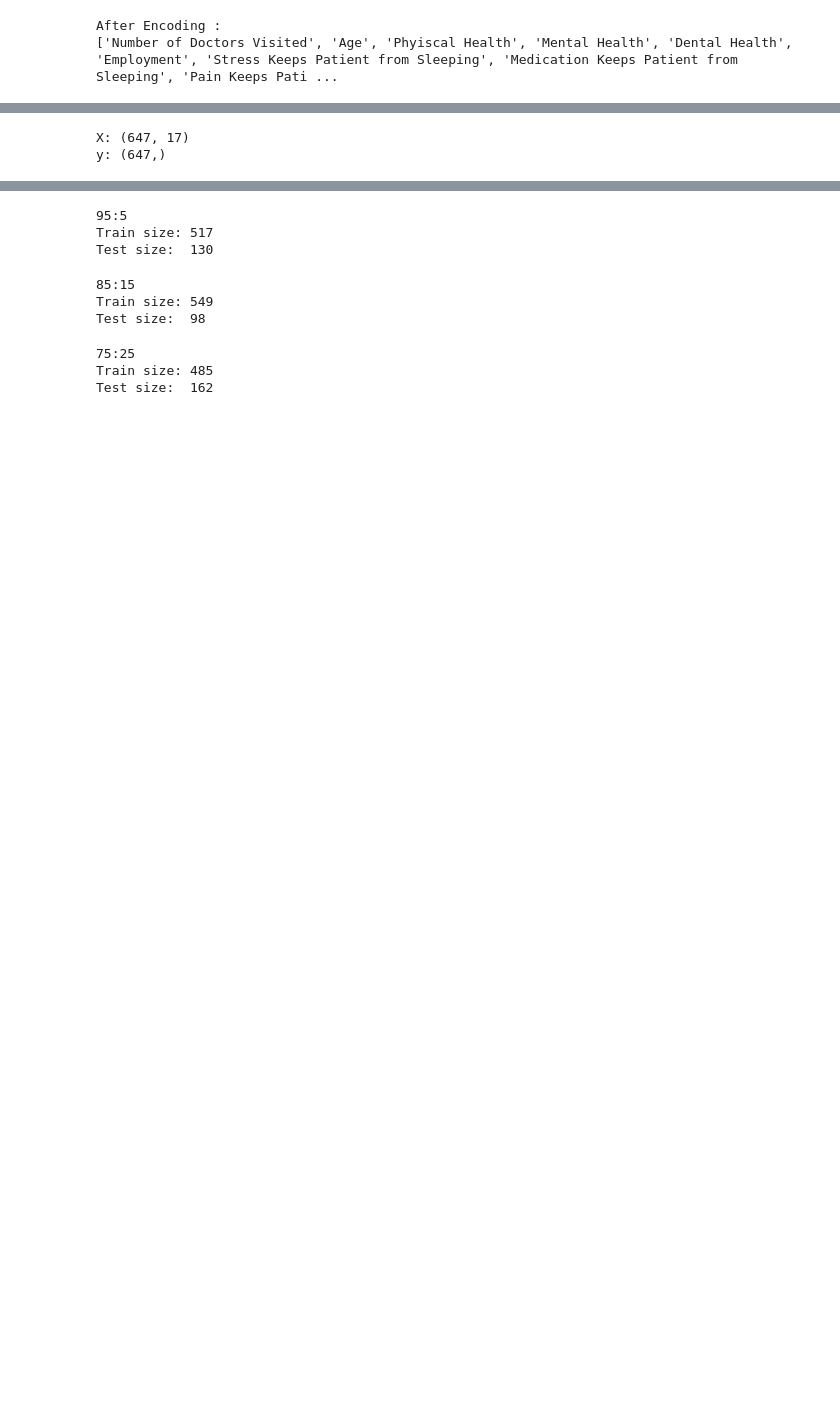
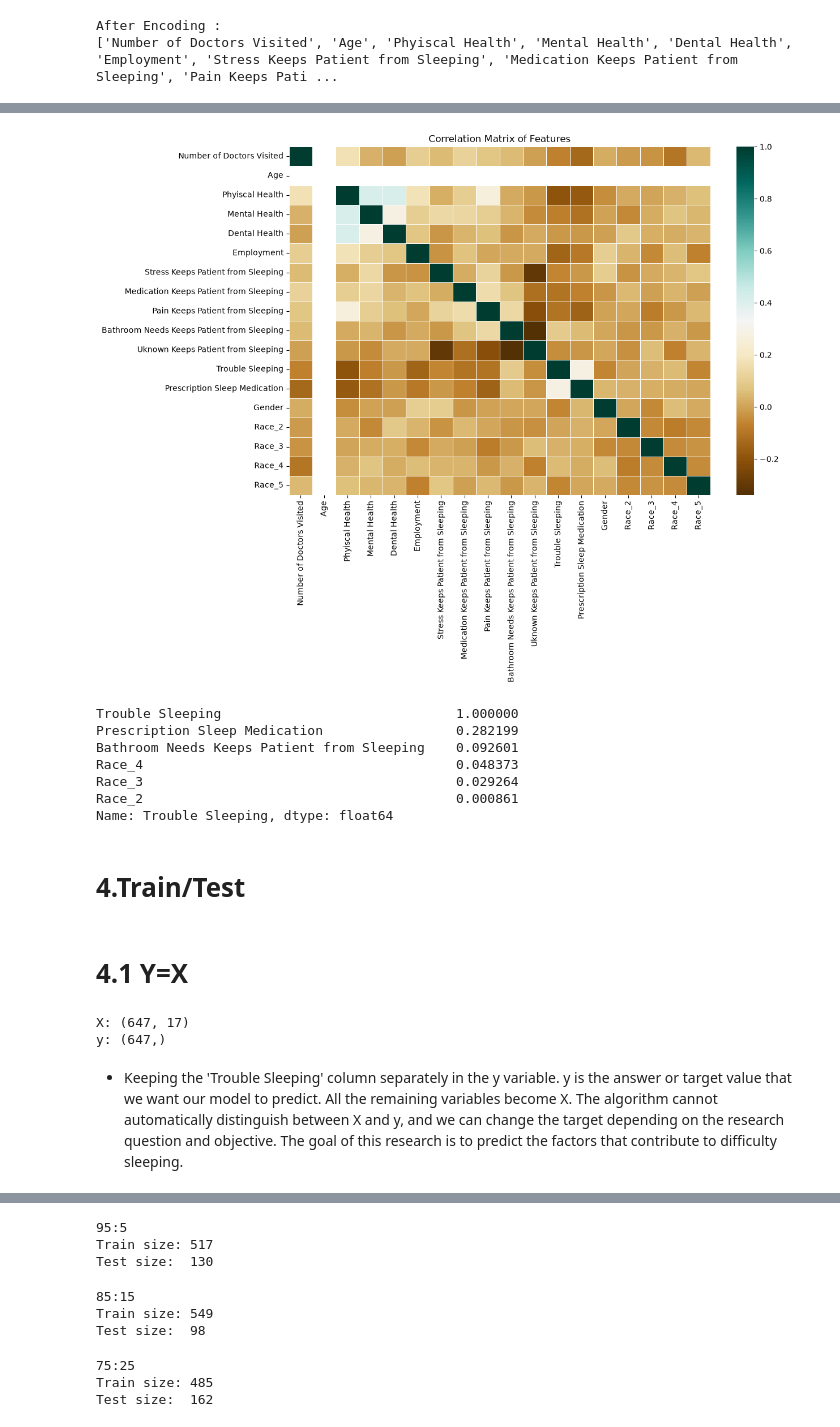
Before and after one commit to Badgirmaa/Machine-learning_CA1, a Jupyter notebook: 2026637_MachineLearning.ipynb, the cells around one changed output, grey strips where cells are left out. Saved outputs shown, nothing was run; the diff lists cells and outputs as text; code cells hidden in the pictures; blank space fills up the shorter version.

```diff
--- a/2026637_MachineLearning.ipynb
+++ b/2026637_MachineLearning.ipynb
@@ -238,3 +357,26 @@ After Encoding :
+# %%
+plt.figure(figsize=(12, 8))
+#
+corr_matrix = df_cleaned.corr()
+sns.heatmap(corr_matrix, annot=False, cmap='BrBG', linewidths=0.5)
+plt.title('Correlation Matrix of Features')
+plt.show()
+
+# Trouble Sleeping-5 columns
+print(corr_matrix['Trouble Sleeping'].sort_values(ascending=False).head(6))
+# %% [output]
+[figure, added]
+Trouble Sleeping                              1.000000
+Prescription Sleep Medication                 0.282199
+Bathroom Needs Keeps Patient from Sleeping    0.092601
+Race_4                                        0.048373
+Race_3                                        0.029264
+Race_2                                        0.000861
+Name: Trouble Sleeping, dtype: float64
+# %% [markdown]
+# 4.Train/Test
+# %% [markdown]
+# 4.1 Y=X
 # %%
 from sklearn.model_selection import train_test_split
 
@@ -249,3 +391,5 @@ print("y:", y.shape)
 # %% [output]
 X: (647, 17)
 y: (647,)
+# %% [markdown]
+* Keeping the 'Trouble Sleeping' column separately in the y variable. y is the answer or target value that we want our model to predict. All the remaining variables become X. The algorithm cannot automatically distinguish between X and y, and we can change the target depending on the research question and objective. The goal of this research is to predict the factors that contribute to difficulty sleeping.
```
Also changed, not shown: parts of 47 cells of this notebook.
